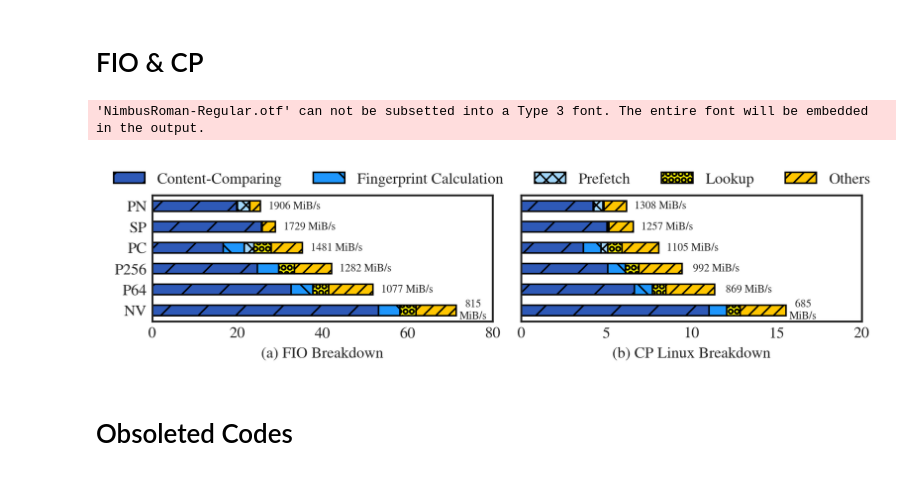
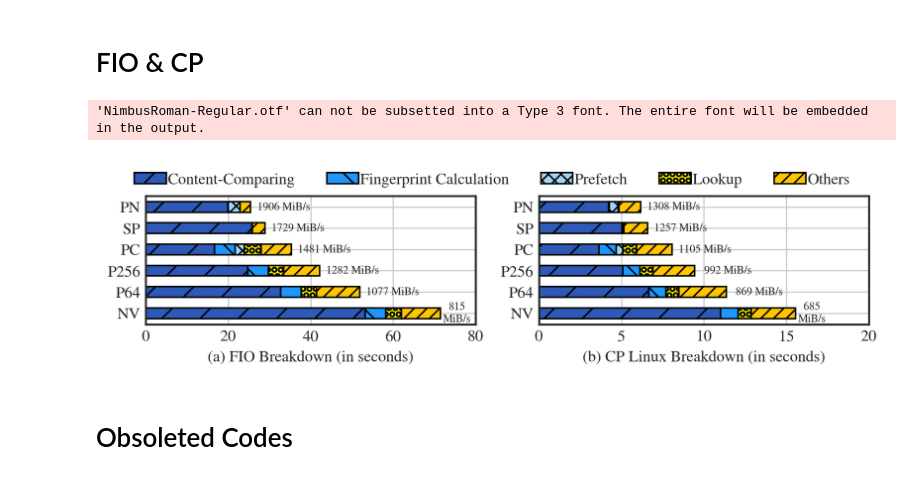
Before and after one commit to Light-Dedup/tests, a Jupyter notebook: FIG_FIO_Prefetch/plot.ipynb, the cells around one changed output. Saved outputs shown, nothing was run; the diff lists cells and outputs as text; code cells hidden in the pictures.

Commit message:
update prefetch

```diff
--- a/FIG_FIO_Prefetch/plot.ipynb
+++ b/FIG_FIO_Prefetch/plot.ipynb
@@ -142,14 +142,12 @@ plt.savefig("./FIG-{0}-Thread(s)-Breakdown.pdf".format(num_job), bbox_inches='ti
 # %%
 matplotlib.rcParams['text.usetex'] = False
 style.use('seaborn-white')
-plt.rcParams["axes.grid"] = False
-# plt.rcParams["axes.grid.axis"] = "y"
-# plt.rcParams["grid.linewidth"] = 0.8
+plt.rcParams["axes.grid"] = True
 plt.rcParams["font.family"] = "Nimbus Roman"
 pd.options.display.max_columns = None
 pd.options.display.max_rows = None
 
-files = ["./avg-test-result-single-in-paper", "../FIG_CP_Prefetch/performance-comparison-table", ]
+files = ["./avg-test-result-single-in-paper", "../FIG_CP_Prefetch/performance-comparison-table"]
 
 # Plotting Settings
 fig = plt.figure(dpi = 300, figsize = (cm_to_inch(DOUBLE_COL_WIDTH), cm_to_inch(4.5)))
@@ -160,7 +158,7 @@ times = ["second_cmp_lat(ns)", "second_fp_lat(ns)", "second_prefetch_lat(ns)", "
 # Reference: https://coolors.co/palettes/popular/6%20colors
 colors = ["#2e59b7", "#1e96fc", "#a2d6f9", "#fcf300", "#ffc600"]
 patterns = ['/', '\\', 'XXX', "OOO", "///", "\\\\\\"]
-titles = ["(a) FIO Breakdown", "(b) CP Linux Breakdown"]
+titles = ["(a) FIO Breakdown (in seconds)", "(b) CP Linux Breakdown (in seconds)"]
 scales = [4, 1]
 
 for fid, file in enumerate(files):
@@ -184,44 +182,43 @@ for fid, file in enumerate(files):
     fss = df['file_system'].drop_duplicates().reset_index().drop(columns=['index'])['file_system']
 
     x = list(range(1, len(fss) + 1))
     for fs_id, fs in enumerate(fss):
         left = 0
         pivot = x[fs_id]
         inner_left = 0
         inner_left_range = []
         start = False
         for idx, time in enumerate(times):
             width = df[(df['file_system'] == fs) & (df['num_job'] == num_job)][time].iloc[0] / 1000000000 # s
             plt.barh(y=pivot, width=width, color=colors[idx], edgecolor='black', left=left, height=bar_width, hatch=patterns[idx])
             left = left + width
             bandwidth = df[(df['file_system'] == fs) & (df['num_job'] == num_job)]['second_bandwidth(MiB/s)'].iloc[0]
 
             if idx == len(times) - 1:
                 if fs_id != 0:
                     plt.text(left + 2 * scales[fid], pivot, str(bandwidth) + " MiB/s", fontsize=7, va='center', ha='center')
                 else:
                     plt.text(left + 1 * scales[fid], pivot, str(bandwidth) + "\nMiB/s", fontsize=7, va='center', ha='center')
+    plt.yticks(x, labels=fss.map({
+        "Naive": "NV",
+        "Prefetch-Cmp-64": "P64",
+        "Prefetch-Cmp-256-64": "P256",
+        "Speculation": "SP",
+        "Prefetch-Current": "PC",
+        "Prefetch-Next": "PN"
+    }))
     if fid == 0:
-        plt.yticks(x, labels=fss.map({
-            "Naive": "NV",
-            "Prefetch-Cmp-64": "P64",
-            "Prefetch-Cmp-256-64": "P256",
-            "Speculation": "SP",
-            "Prefetch-Current": "PC",
-            "Prefetch-Next": "PN"
-        }))
         plt.xticks([0, 20, 40, 60, 80])
     else:
-        plt.yticks([])
         plt.xticks([0, 5, 10, 15, 20])
     plt.xlabel(titles[fid])
 
-fig.legend(legends, loc='upper center', ncol=5, bbox_to_anchor=(0.5, 1.1), frameon=False)
+fig.legend(legends, loc='upper center', ncol=5, bbox_to_anchor=(0.5, 1.1), frameon=False, labelspacing=0.1, handletextpad=0.1)
 plt.tight_layout()
 plt.savefig("./FIG-FIO-CP-Breakdown.pdf".format(num_job), bbox_inches='tight', pad_inches=0)
 # %% [output]
 'NimbusRoman-Regular.otf' can not be subsetted into a Type 3 font. The entire font will be embedded in the output.
-[figure, old version]
+[figure, new version]
 # %% [markdown]
 # Obsoleted Codes
 # %%
```
Also changed, not shown: 5 other files.
